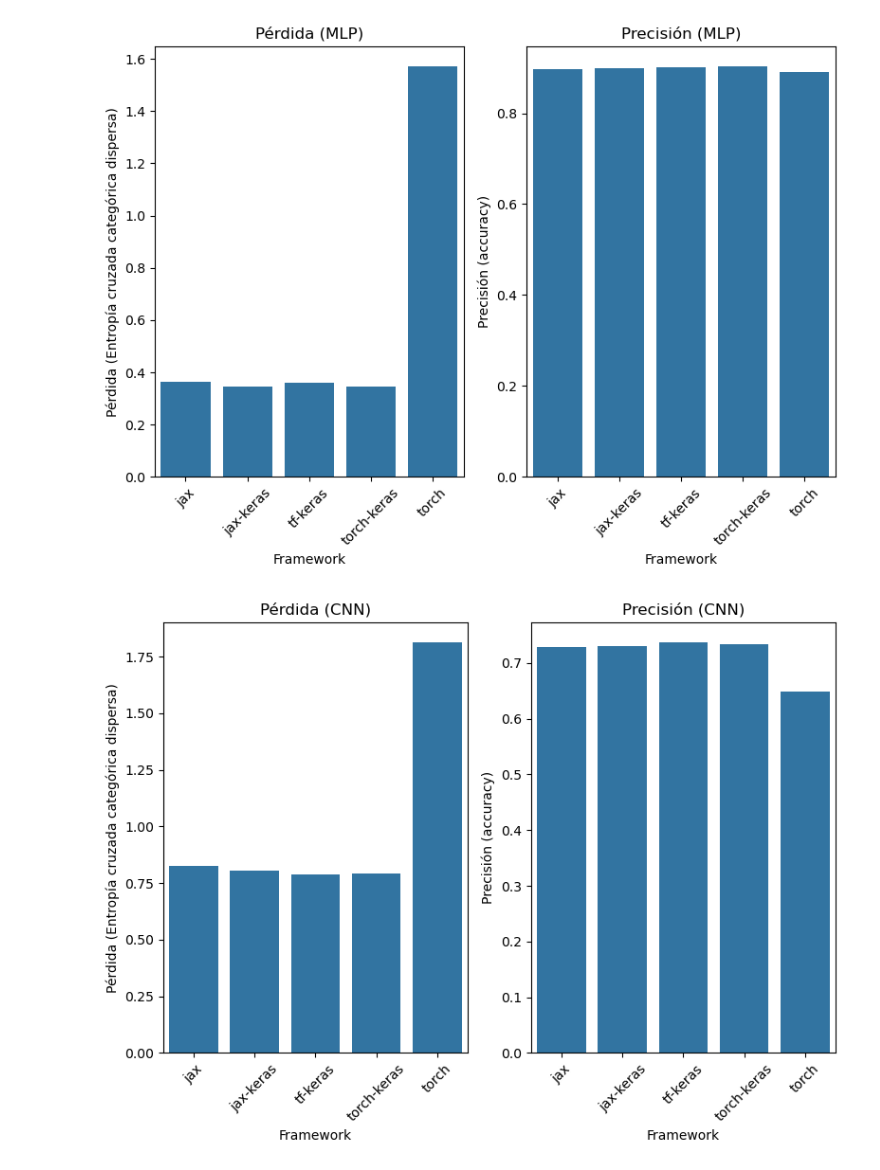
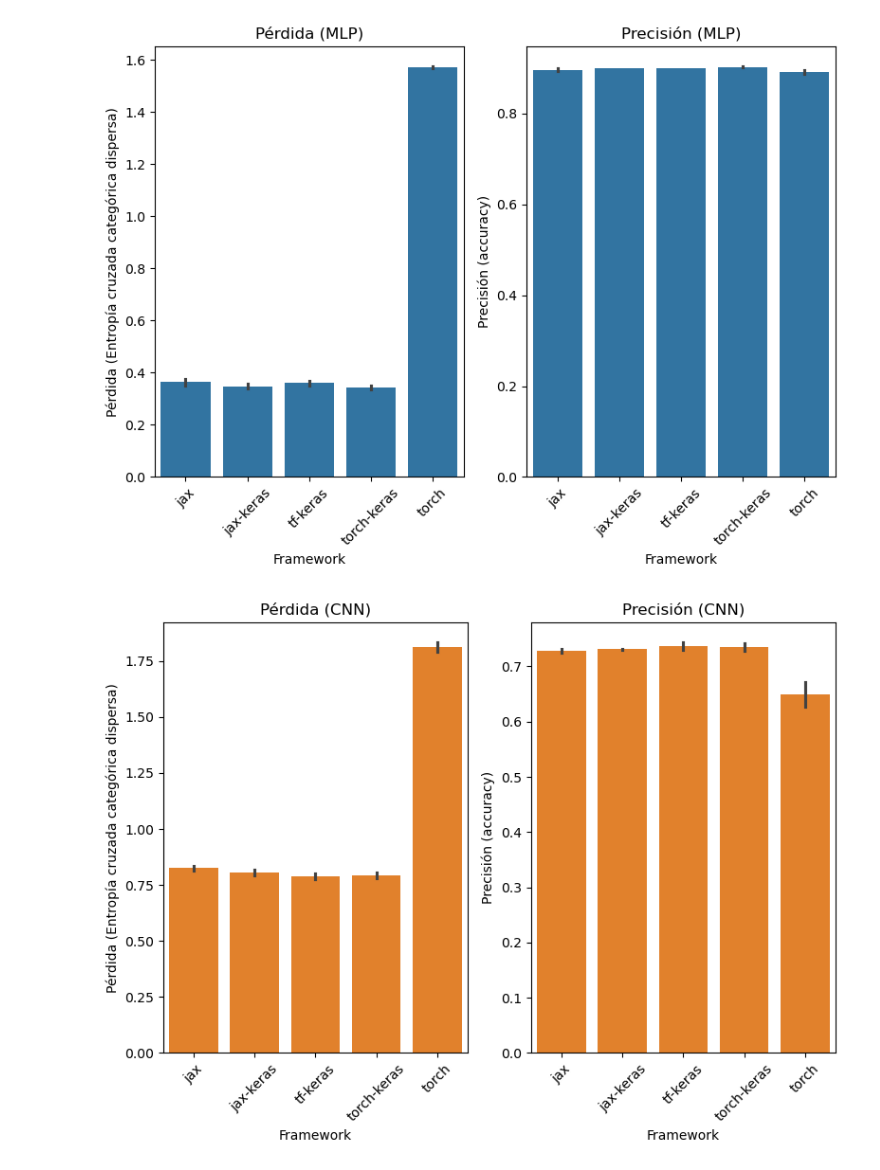
Before and after one commit to GustavoC3J/DL-frameworks-benchmark, a Jupyter notebook: analysis.ipynb, the cells around one changed output. Cells and saved outputs as stored; diff of their text form; code cells hidden in the pictures.

```diff
--- a/analysis.ipynb
+++ b/analysis.ipynb
@@ -497,0 +255,14 @@ test_results_df = pd.concat(all_test_results, ignore_index=True)
+# %%
+def get_stack_df(experiments, filename):
+    # Almacenar los DataFrames de todas las semillas de una librería
+    dfs = []
+
+    for seed, files in experiments.items():
+        if filename in files:
+            dfs.append(files[filename])
+
+    return pd.concat(dfs, axis=0)  # Stack de los DataFrames
+
+
+def get_mean_df(df):
+    return df.groupby(df.index).mean()  # Media fila a fila
@@ -498,3 +470,17 @@ test_results_df = pd.concat(all_test_results, ignore_index=True)
+# %%
+
+all_test_results = []
+
+for modelo in resultados:
+    for backend in resultados[modelo]:
+        for seed in resultados[modelo][backend]:
+            test_df = resultados[modelo][backend][seed]["test"]
+            test_df["model_type"] = modelo
+            test_df["framework"] = backend
+            test_df["seed"] = seed
+            all_test_results.append(test_df)
+
+test_results_df = pd.concat(all_test_results, ignore_index=True)
 # %%
 test_results_df.head(20)
 # %% [output]
@@ -517,5 +504,4 @@ test_results_df.head(20)
 # %%
-
 df = test_results_df[test_results_df["model_type"] == "mlp"]
 
 fig, axes = plt.subplots(1, 2, figsize=(8, 6))
@@ -525,7 +511,10 @@ sns.barplot(
     x="framework",
     y="loss",
     hue="model_type",
-    ax=axes[0]
+    order=backend_order,
+    hue_order=model_order,
+    ax=axes[0],
+    errorbar="sd"
 )
 
 axes[0].set_title("Pérdida (MLP)")
@@ -539,7 +528,10 @@ sns.barplot(
     x="framework",
     y="accuracy",
     hue="model_type",
-    ax=axes[1]
+    order=backend_order,
+    hue_order=model_order,
+    ax=axes[1],
+    errorbar="sd"
 )
 
 axes[1].set_title(f"Precisión (MLP)")
@@ -554,7 +546,7 @@ for i, ax in enumerate(axes.flat):
 plt.tight_layout()
 plt.show()
 # %% [output]
-[figure, old version]
+[figure, new version]
 # %%
 
 df = test_results_df[test_results_df["model_type"] == "cnn"]
@@ -566,36 +558,42 @@ sns.barplot(
     x="framework",
     y="loss",
     hue="model_type",
-    ax=axes[0]
+    order=backend_order,
+    hue_order=model_order,
+    ax=axes[0],
+    errorbar="sd"
 )
 
 axes[0].set_title("Pérdida (CNN)")
 axes[0].set_xlabel("Framework")
 axes[0].set_ylabel("Pérdida (Entropía cruzada categórica dispersa)")
 axes[0].set_xticklabels(axes[0].get_xticklabels(), rotation=45)
 
 
 sns.barplot(
     data=df,
     x="framework",
     y="accuracy",
     hue="model_type",
-    ax=axes[1]
+    order=backend_order,
+    hue_order=model_order,
+    ax=axes[1],
+    errorbar="sd"
 )
 
 axes[1].set_title(f"Precisión (CNN)")
 axes[1].set_xlabel("Framework")
 axes[1].set_ylabel("Precisión (accuracy)")
 axes[1].set_xticklabels(axes[1].get_xticklabels(), rotation=45)
 
 
 for i, ax in enumerate(axes.flat):
     ax.legend([],[], frameon=False)
 
 plt.tight_layout()
 plt.show()
 # %% [output]
-[figure, old version]
+[figure, new version]
 # %%
 
 df = test_results_df[test_results_df["model_type"] == "lstm"]
```
Also changed, not shown: parts of 41 cells of this notebook.
